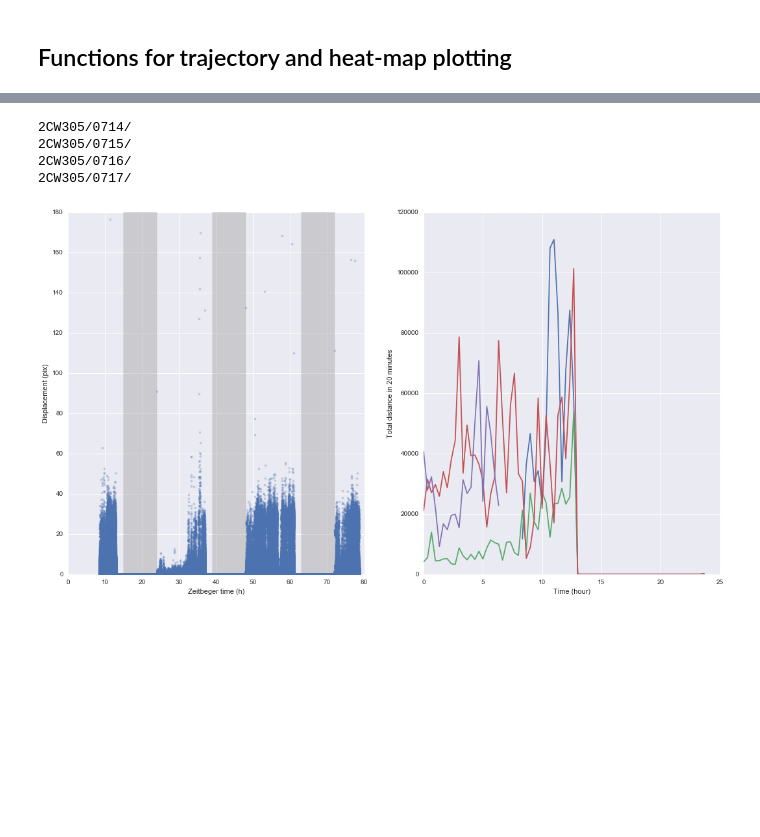
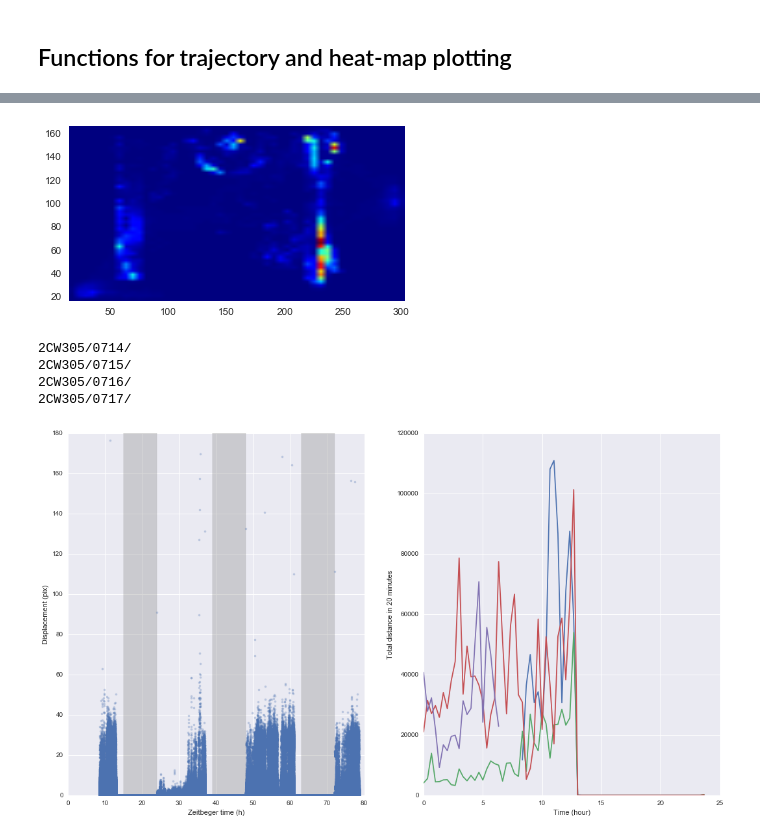
Before and after one commit to lmn93beo/Finch_Movement, a Jupyter notebook: Finch_Movement.ipynb, the cells around one changed output, grey strips where cells are left out. Saved outputs shown, nothing was run; the diff lists cells and outputs as text; code cells hidden in the pictures; blank space fills up the shorter version.

Commit message:
Added function for heat map plotting

```diff
--- a/Finch_Movement.ipynb
+++ b/Finch_Movement.ipynb
@@ -243,3 +243,22 @@ def plot_trajectory(frame, start_time_str, end_time_str, return_fr=False):
 
     if return_fr:
         return frame_interest
+
+def plot_heatmap(frame, start_time_str, end_time_str, return_fr=False):
+    '''
+    Given a frame, plot the animal's trajectory during the specified period
+    Returns the frame used for plotting
+    '''
+    start_time = pd.to_datetime(start_time_str)
+    end_time = pd.to_datetime(end_time_str)
+    frame_interest = frame[(frame.Time > start_time) & (frame.Time < end_time)]
+
+    heatmap, x_edges, y_edges  = np.histogram2d(frame_interest.x, frame_interest.y,
+                                  weights=frame_interest.Interval, bins=50)
+    extent = [xedges[0], xedges[-1], yedges[0], yedges[-1]]
+
+    with sns.axes_style("dark"):
+        plt.imshow(heatmap.T, extent=extent, cmap='jet')
+
+    if return_fr:
+        return frame_interest
@@ -266,3 +296,7 @@ fr_2CW100 = process_animal('2CW100', '9/25/2016', ndays=5, save=False)
+# %%
+plot_heatmap(fr_2CW100, '9/29/2016 10:00AM', '9/29/2016 4:00PM', return_fr=False)
+# %% [output]
+[figure, added]
 # %%
 process_animal('2CW305', '7/14/2016', ndays=4, save=True, parse_filename=True)
 # %% [output]
```
Also changed, not shown: parts of 6 cells of this notebook.
